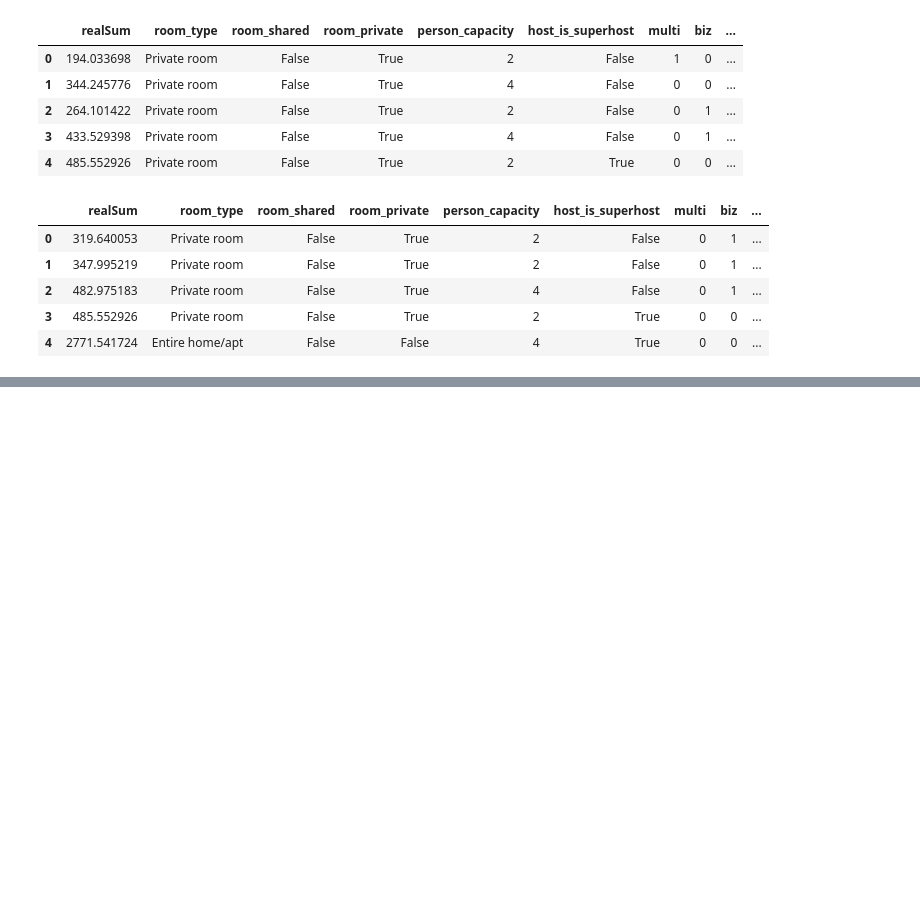
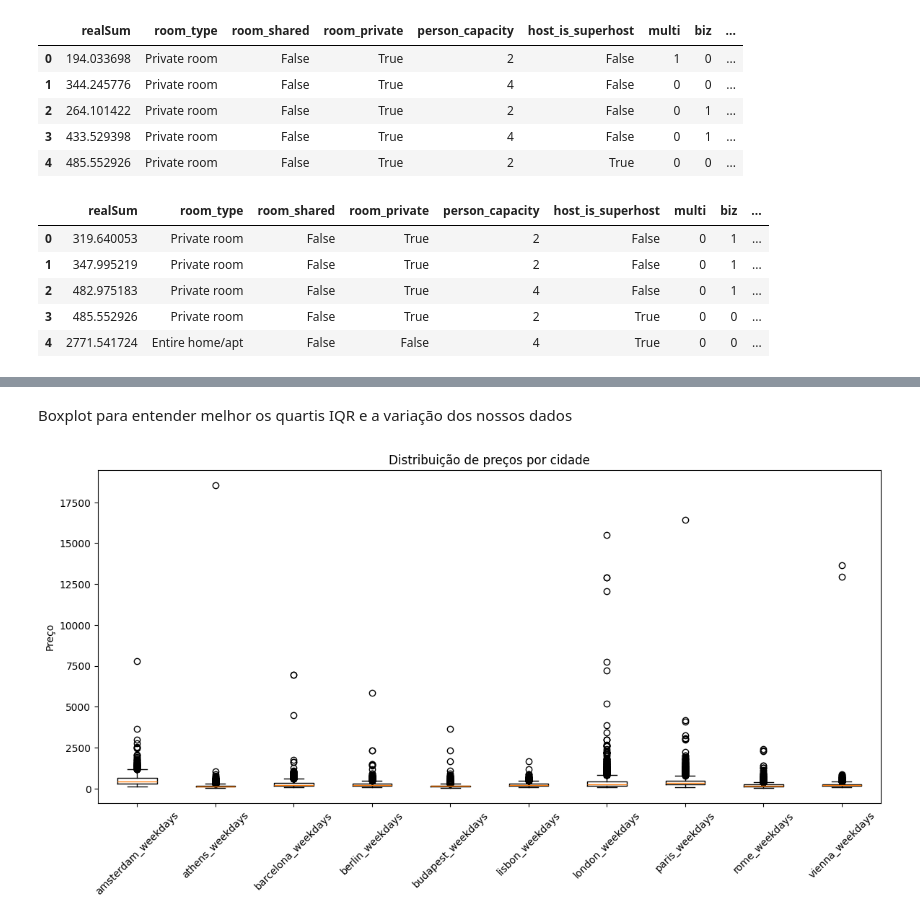
Before and after one commit to walleceoli/airbnb-europe-insights-, a Jupyter notebook: analise.ipynb, the cells around one changed output, grey strips where cells are left out. Saved outputs shown, nothing was run; the diff lists cells and outputs as text; code cells hidden in the pictures; blank space fills up the shorter version.

Commit message:
Analisando a variavel realSum

```diff
--- a/analise.ipynb
+++ b/analise.ipynb
@@ -496,0 +692,23 @@ df_dados_FimDeSemana.head()
+# %% [markdown]
+Boxplot para entender melhor os quartis IQR e a variação dos nossos dados
+# %%
+cidades = df_dados_diarios['origem'].unique()
+dados_por_cidade = [
+    df_dados_diarios[df_dados_diarios['origem'] == cidade]['realSum']
+    for cidade in cidades
+]
+# %%
+plt.figure(figsize=(14,6))
+
+plt.boxplot(
+    dados_por_cidade,
+    labels=cidades,
+    showfliers=True
+)
+
+plt.xticks(rotation=45)
+plt.ylabel('Preço')
+plt.title('Distribuição de preços por cidade')
+plt.show()
+# %% [output]
+[figure, added]
```
Also changed, not shown: parts of 35 cells of this notebook.
